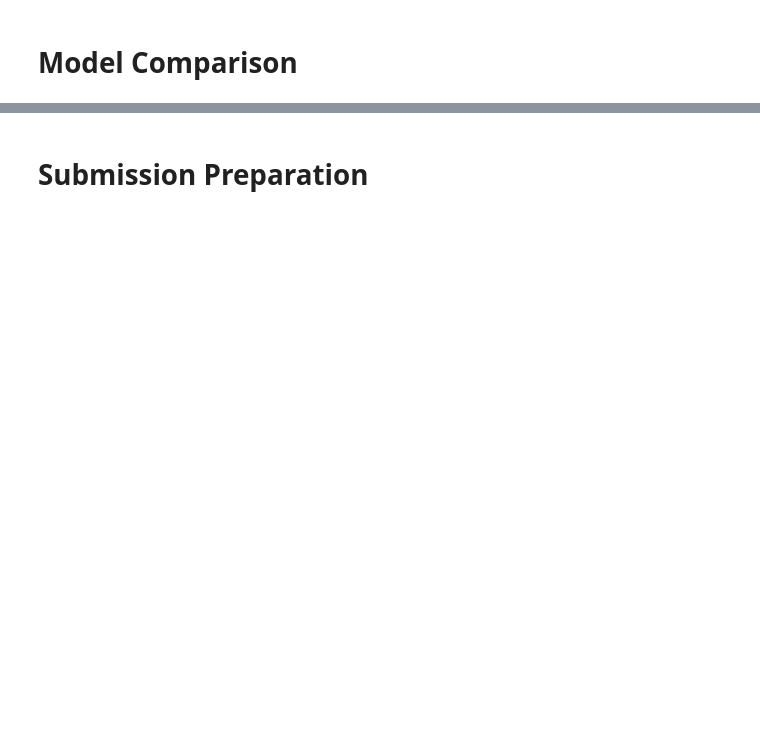
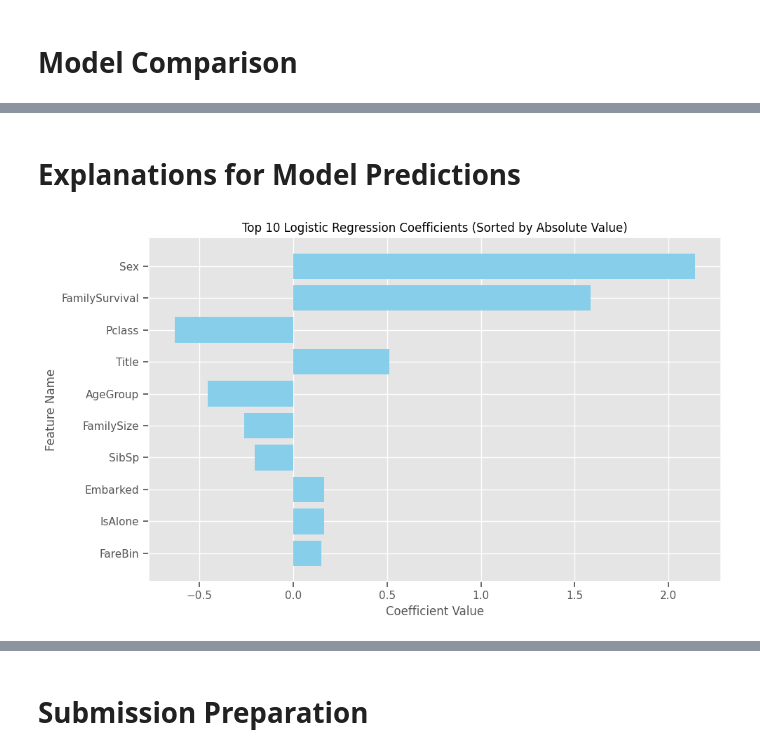
Before and after one commit to ata-turhan/Kaggle-Titanic, a Jupyter notebook: titanic.ipynb, the cells around one changed output, grey strips where cells are left out. Cells and saved outputs as stored; diff of their text form; code cells hidden in the pictures; blank space fills up the shorter version.

Commit message:
Kaggle Notebook | Titanic | Version 12

```diff
--- a/titanic.ipynb
+++ b/titanic.ipynb
@@ -133,6 +139,9 @@ plt.show()
 [figure]
 # %% [markdown]
 # Data Preprocessing
+# %%
+train_df = pd.read_csv('/kaggle/input/titanic/train.csv')
+test_df = pd.read_csv('/kaggle/input/titanic/test.csv')
 # %%
 # Step 1: Handling missing values
 
@@ -572,0 +481,29 @@ StackingClassifier(estimators=[('logreg',
+# %% [markdown]
+# Explanations for Model Predictions
+# %%
+# Step 1: Extract coefficients and corresponding feature names
+coefficients = logreg.coef_[0]
+feature_names = X.columns
+
+# Step 2: Pair coefficients with feature names and sort by absolute value
+coef_feature_pairs = sorted(
+    zip(coefficients, feature_names),
+    key=lambda x: abs(x[0]),
+    reverse=True
+)
+
+# Step 3: Extract the top 10 features and coefficients
+top_ten_features = coef_feature_pairs[:10]
+sorted_coefficients, sorted_feature_names = zip(*top_ten_features)
+
+# Step 4: Visualize the top 10 coefficients
+plt.figure(figsize=(10, 6))
+plt.barh(sorted_feature_names, sorted_coefficients, color='skyblue')
+plt.xlabel('Coefficient Value')
+plt.ylabel('Feature Name')
+plt.title('Top 10 Logistic Regression Coefficients (Sorted by Absolute Value)')
+plt.gca().invert_yaxis()  # Invert y-axis to show the highest coefficient on top
+plt.tight_layout()  # Adjust layout for better visualization
+plt.show()
+# %% [output]
+[figure, added]
```
Also changed, not shown: parts of 17 cells of this notebook.
